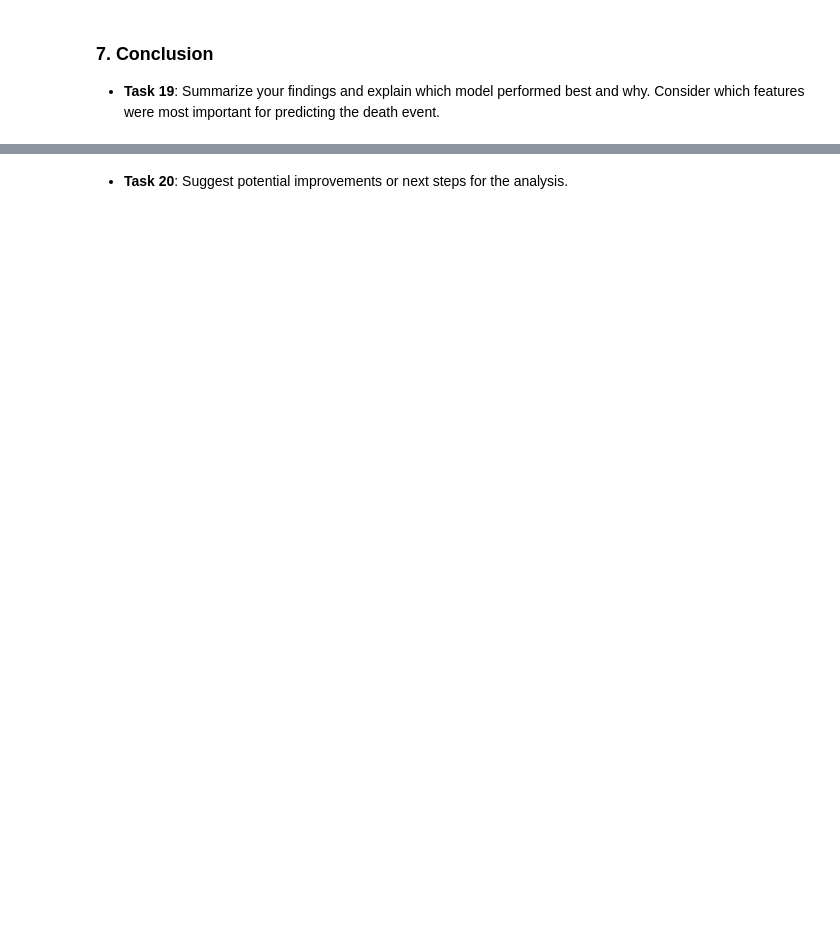
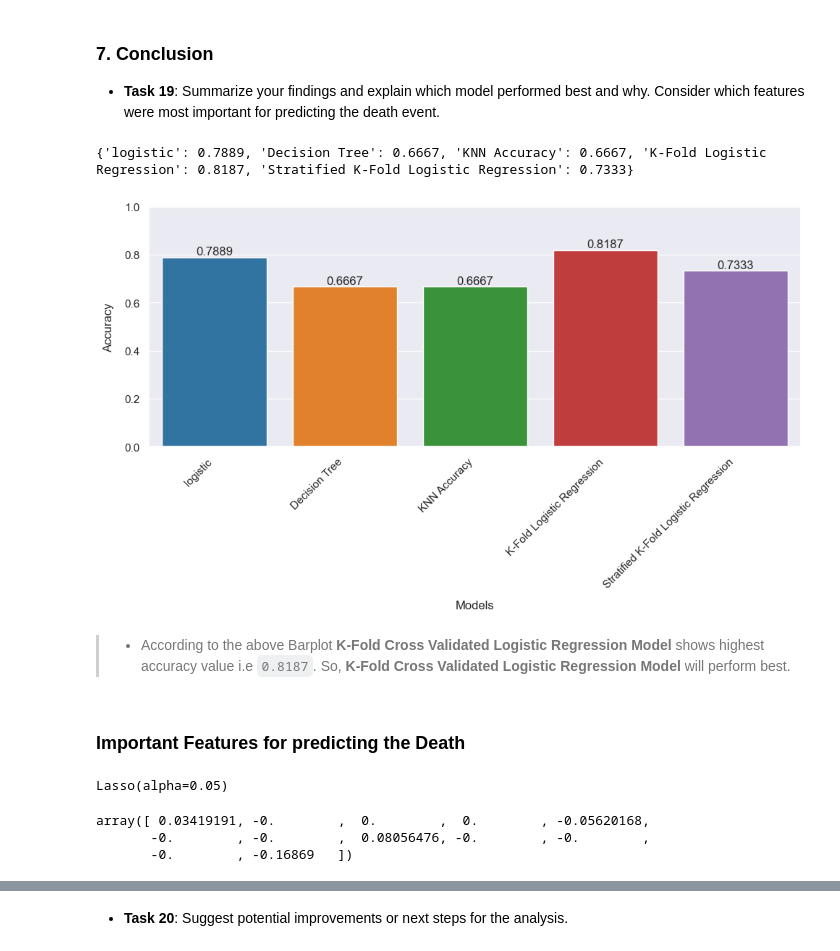
Before and after one commit to rafhan59/Heart-Failure-Prediction-Model, a Jupyter notebook: Assignment_Classification_Model_Evaluation_.ipynb, the cells around one changed output, grey strips where cells are left out. Saved outputs shown, nothing was run; the diff lists cells and outputs as text; code cells hidden in the pictures; blank space fills up the shorter version.

```diff
--- a/Assignment_Classification_Model_Evaluation_.ipynb
+++ b/Assignment_Classification_Model_Evaluation_.ipynb
@@ -468,3 +480,43 @@ plt.show()
 # %% [markdown]
 ### 7. Conclusion
 - **Task 19**: Summarize your findings and explain which model performed best and why. Consider which features were most important for predicting the death event.
+# %%
+summary = {
+    'logistic': round(accuracy,4),
+    'Decision Tree': round(DT_accuracy,4),
+    'KNN Accuracy': round(accuracy_knn,4),
+    'K-Fold Logistic Regression': round(KFold_LR_Mean,4),
+    'Stratified K-Fold Logistic Regression': round(Strat_KFold_Score_Mean, 4)
+}
+print(summary)
+
+plt.figure(figsize=(10,6))
+ax = sns.barplot(summary, palette='tab10')
+
+
+for i in ax.patches:
+    height = i.get_height()
+
+    ax.text(
+        x= i.get_x() + i.get_width() / 2,
+        y = height + 0.01,
+        s=height,
+        ha='center'
+    )
+
+
+
+plt.xlabel(xlabel='Models', labelpad=10)
+plt.ylabel(ylabel='Accuracy', labelpad=10)
+ax.set_xticklabels(ax.get_xticklabels(), rotation=45, ha="right") # Text format in https://matplotlib.org/stable/api/text_api.html#matplotlib.text.Text
+plt.ylim(0,1)
+plt.tight_layout()
+plt.show()
+# %% [output]
+{'logistic': 0.7889, 'Decision Tree': 0.6667, 'KNN Accuracy': 0.6667, 'K-Fold Logistic Regression': 0.8187, 'Stratified K-Fold Logistic Regression': 0.7333}
+[figure, added]
+# %% [markdown]
+
+ > - According to the above Barplot **K-Fold Cross Validated Logistic Regression Model** shows highest accuracy value i.e `0.8187`. So, **K-Fold Cross Validated Logistic Regression Model** will perform best.
+# %% [markdown]
+### Important Features for predicting the Death
@@ -470,0 +525,13 @@ plt.show()
+# %%
+lasso = Lasso(alpha=0.05)
+lasso.fit(X_train_scaled, y_train)
+# %% [output]
+Lasso(alpha=0.05)
+# %%
+features = X.columns
+coef = lasso.coef_
+coef
+# %% [output]
+array([ 0.03419191, -0.        ,  0.        ,  0.        , -0.05620168,
+       -0.        , -0.        ,  0.08056476, -0.        , -0.        ,
+       -0.        , -0.16869   ])
```
Also changed, not shown: parts of 26 cells of this notebook.
